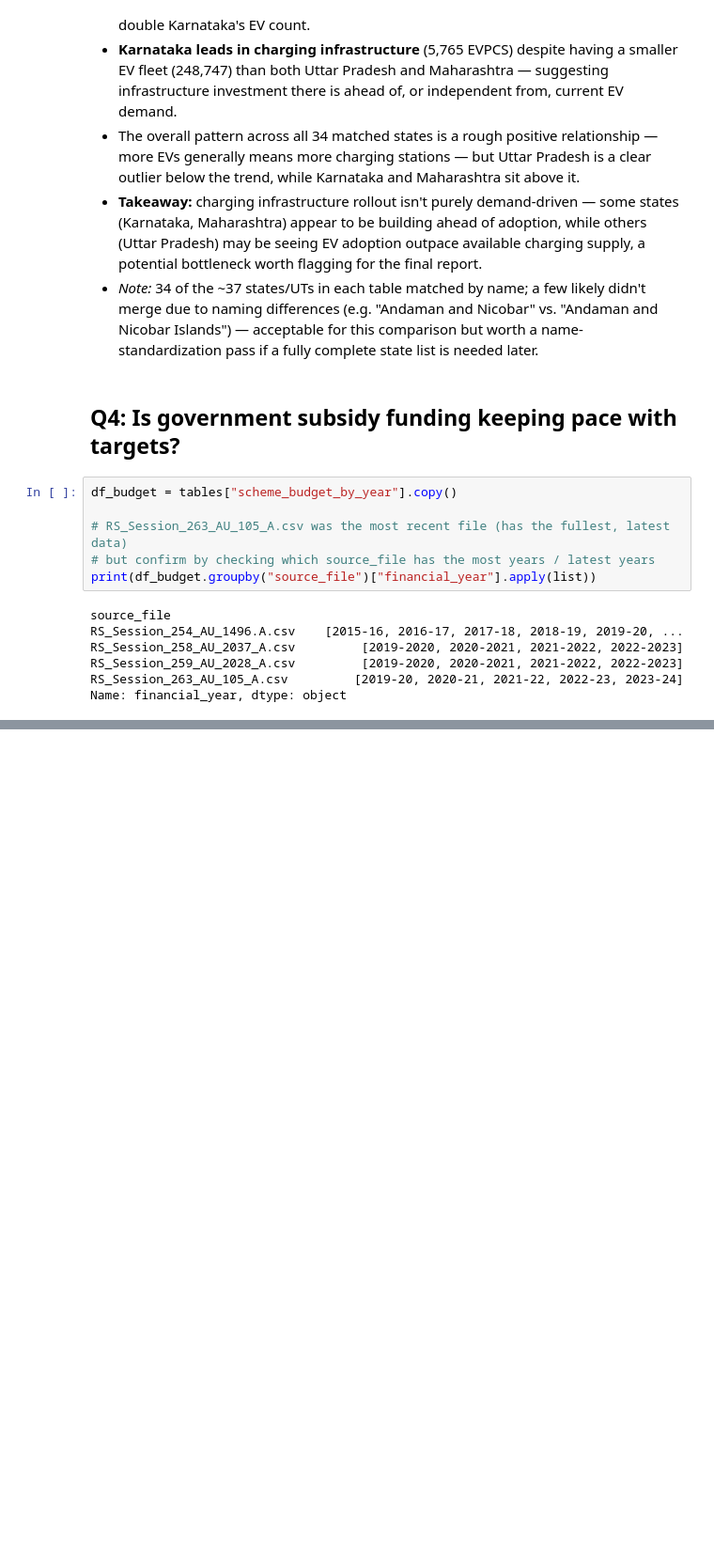
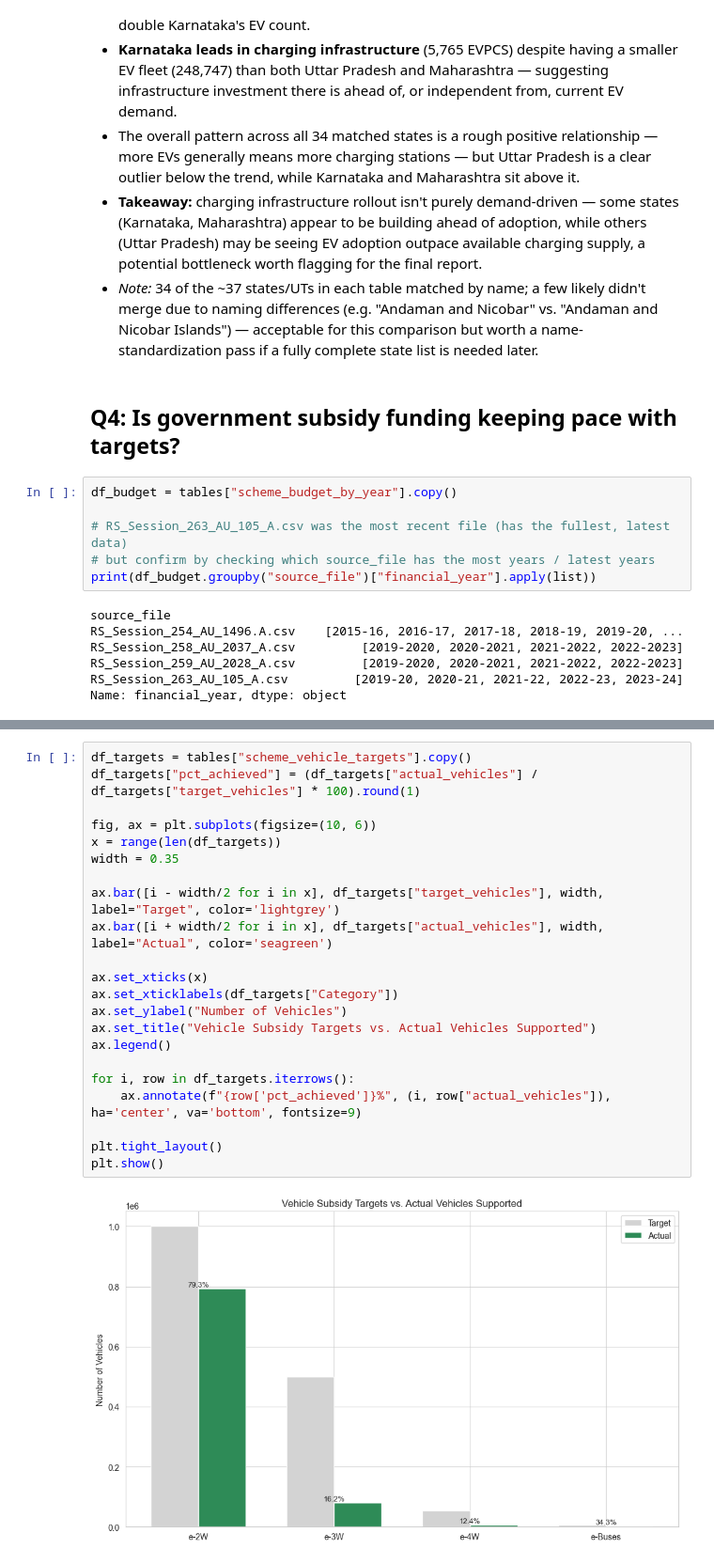
Before and after one commit to RitikaSen27/Automobile-sales-and-EV-adoption-trends, a Jupyter notebook: ev_analysis.ipynb, the cells around one changed output, grey strips where cells are left out. Shown at 94% size. Drawn from its saved outputs; the diff is of its cells as text; blank space fills up the shorter version.

```diff
--- a/ev_analysis.ipynb
+++ b/ev_analysis.ipynb
@@ -274,0 +343,24 @@ Name: financial_year, dtype: object
+# %%
+df_targets = tables["scheme_vehicle_targets"].copy()
+df_targets["pct_achieved"] = (df_targets["actual_vehicles"] / df_targets["target_vehicles"] * 100).round(1)
+
+fig, ax = plt.subplots(figsize=(10, 6))
+x = range(len(df_targets))
+width = 0.35
+
+ax.bar([i - width/2 for i in x], df_targets["target_vehicles"], width, label="Target", color='lightgrey')
+ax.bar([i + width/2 for i in x], df_targets["actual_vehicles"], width, label="Actual", color='seagreen')
+
+ax.set_xticks(x)
+ax.set_xticklabels(df_targets["Category"])
+ax.set_ylabel("Number of Vehicles")
+ax.set_title("Vehicle Subsidy Targets vs. Actual Vehicles Supported")
+ax.legend()
+
+for i, row in df_targets.iterrows():
+    ax.annotate(f"{row['pct_achieved']}%", (i, row["actual_vehicles"]), ha='center', va='bottom', fontsize=9)
+
+plt.tight_layout()
+plt.show()
+# %% [output]
+[figure, added]
```
Also changed, not shown: parts of 8 cells of this notebook, 1 other file.
